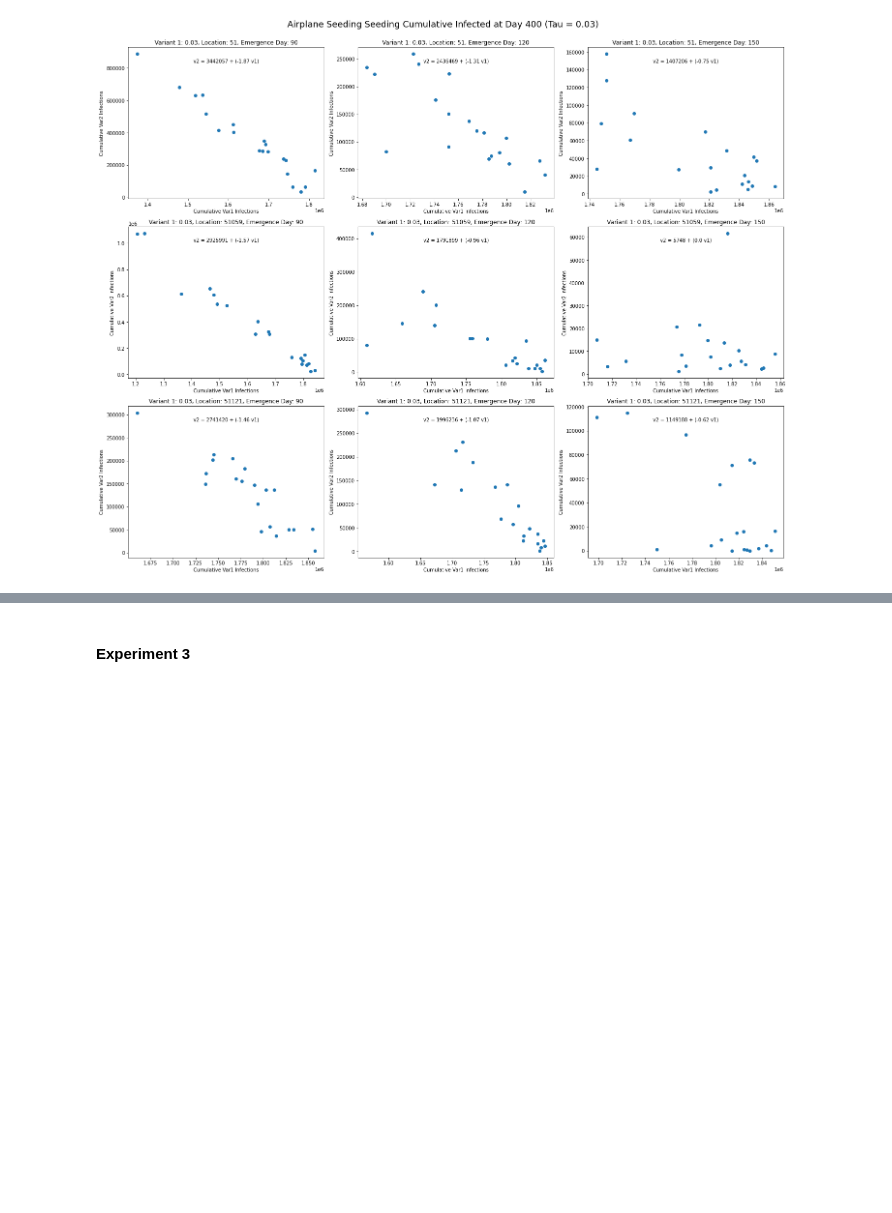
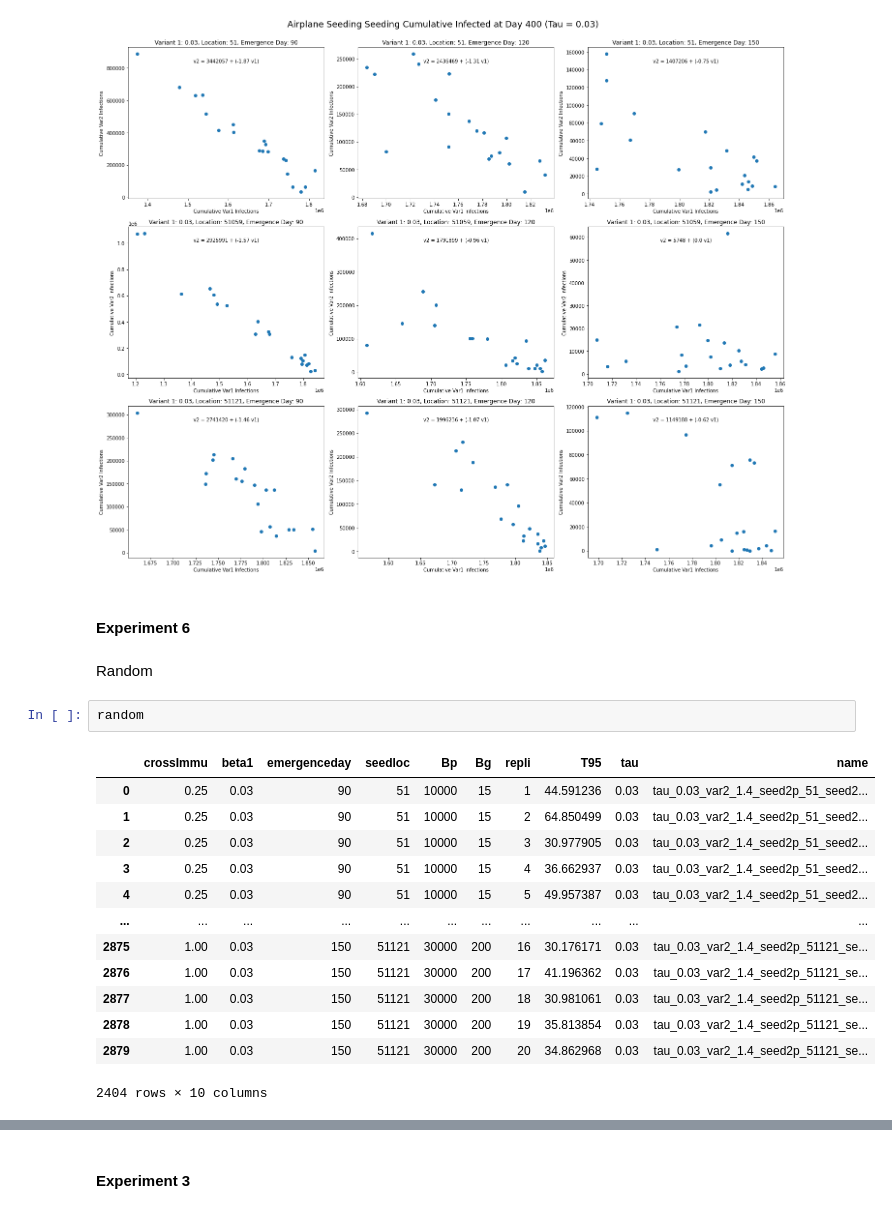
Before and after one commit to itsyosef/bionetworks, a Jupyter notebook: epihiper/notebooks/UT95Comparison.ipynb, the cells around one changed output, grey strips where cells are left out. Cells and saved outputs as stored; diff of their text form; blank space fills up the shorter version.

```diff
--- a/epihiper/notebooks/UT95Comparison.ipynb
+++ b/epihiper/notebooks/UT95Comparison.ipynb
@@ -258,3 +244,23 @@ plt.tight_layout()
 # %% [output]
 /scratch/jho5ze/bionets/epihiper/data/output/exp3/*
 [figure]
+# %% [markdown]
+#### Experiment 6
+# %% [markdown]
+Random
+# %%
+random
+# %% [output]
+|  | crossImmu | beta1 | emergenceday | seedloc | Bp | Bg | repli | T95 | tau | name |
+| 0 | 0.25 | 0.03 | 90 | 51 | 10000 | 15 | 1 | 44.591236 | 0.03 | tau_0.03_var2_1.4_seed2p_51_seed2... |
+| 1 | 0.25 | 0.03 | 90 | 51 | 10000 | 15 | 2 | 64.850499 | 0.03 | tau_0.03_var2_1.4_seed2p_51_seed2... |
+| 2 | 0.25 | 0.03 | 90 | 51 | 10000 | 15 | 3 | 30.977905 | 0.03 | tau_0.03_var2_1.4_seed2p_51_seed2... |
+| 3 | 0.25 | 0.03 | 90 | 51 | 10000 | 15 | 4 | 36.662937 | 0.03 | tau_0.03_var2_1.4_seed2p_51_seed2... |
+| 4 | 0.25 | 0.03 | 90 | 51 | 10000 | 15 | 5 | 49.957387 | 0.03 | tau_0.03_var2_1.4_seed2p_51_seed2... |
+| ... | ... | ... | ... | ... | ... | ... | ... | ... | ... | ... |
+| 2875 | 1.00 | 0.03 | 150 | 51121 | 30000 | 200 | 16 | 30.176171 | 0.03 | tau_0.03_var2_1.4_seed2p_51121_se... |
+| 2876 | 1.00 | 0.03 | 150 | 51121 | 30000 | 200 | 17 | 41.196362 | 0.03 | tau_0.03_var2_1.4_seed2p_51121_se... |
+| 2877 | 1.00 | 0.03 | 150 | 51121 | 30000 | 200 | 18 | 30.981061 | 0.03 | tau_0.03_var2_1.4_seed2p_51121_se... |
+| 2878 | 1.00 | 0.03 | 150 | 51121 | 30000 | 200 | 19 | 35.813854 | 0.03 | tau_0.03_var2_1.4_seed2p_51121_se... |
+| 2879 | 1.00 | 0.03 | 150 | 51121 | 30000 | 200 | 20 | 34.862968 | 0.03 | tau_0.03_var2_1.4_seed2p_51121_se... |
+2404 rows × 10 columns
```
Also changed, not shown: parts of 21 cells of this notebook.
